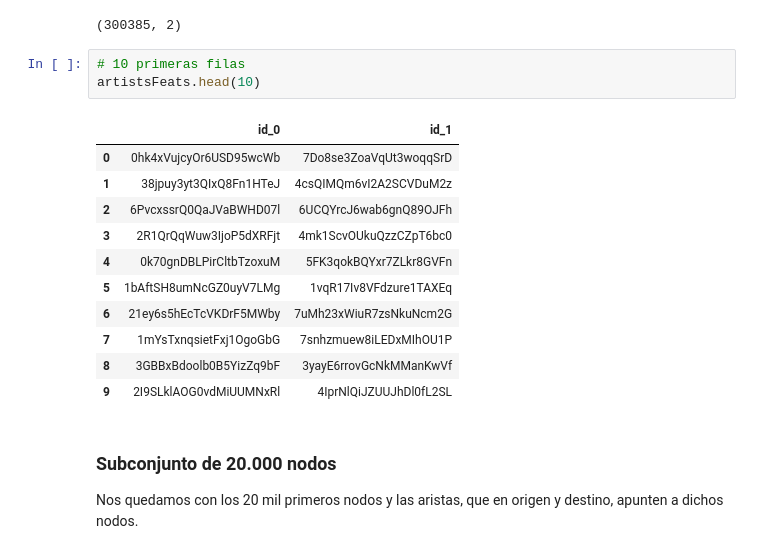
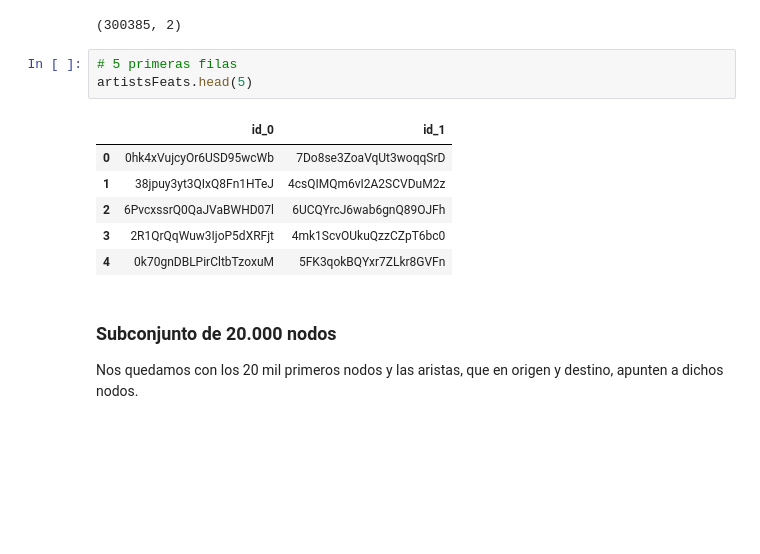
Before and after one commit to JaviFdez7/Relational-Machine-Learning-Article, a Jupyter notebook: src/relational-automatic-learning.ipynb, the cells around one changed output. Cells and saved outputs as stored; diff of their text form; blank space fills up the shorter version.

```diff
--- a/src/relational-automatic-learning.ipynb
+++ b/src/relational-automatic-learning.ipynb
@@ -54,20 +51,15 @@ print(artistsFeats.shape)
 # %% [output]
 (300385, 2)
 # %%
-# 10 primeras filas
-artistsFeats.head(10)
+# 5 primeras filas
+artistsFeats.head(5)
 # %% [output]
 |  | id_0 | id_1 |
 | 0 | 0hk4xVujcyOr6USD95wcWb | 7Do8se3ZoaVqUt3woqqSrD |
 | 1 | 38jpuy3yt3QIxQ8Fn1HTeJ | 4csQIMQm6vI2A2SCVDuM2z |
 | 2 | 6PvcxssrQ0QaJVaBWHD07l | 6UCQYrcJ6wab6gnQ89OJFh |
 | 3 | 2R1QrQqWuw3IjoP5dXRFjt | 4mk1ScvOUkuQzzCZpT6bc0 |
 | 4 | 0k70gnDBLPirCltbTzoxuM | 5FK3qokBQYxr7ZLkr8GVFn |
-| 5 | 1bAftSH8umNcGZ0uyV7LMg | 1vqR17Iv8VFdzure1TAXEq |
-| 6 | 21ey6s5hEcTcVKDrF5MWby | 7uMh23xWiuR7zsNkuNcm2G |
-| 7 | 1mYsTxnqsietFxj1OgoGbG | 7snhzmuew8iLEDxMIhOU1P |
-| 8 | 3GBBxBdoolb0B5YizZq9bF | 3yayE6rrovGcNkMManKwVf |
-| 9 | 2I9SLklAOG0vdMiUUMNxRl | 4IprNlQiJZUUJhDl0fL2SL |
 # %% [markdown]
 <h3>Subconjunto de 20.000 nodos</h3>
 </br>
```
Also changed, not shown: parts of 25 cells of this notebook.
